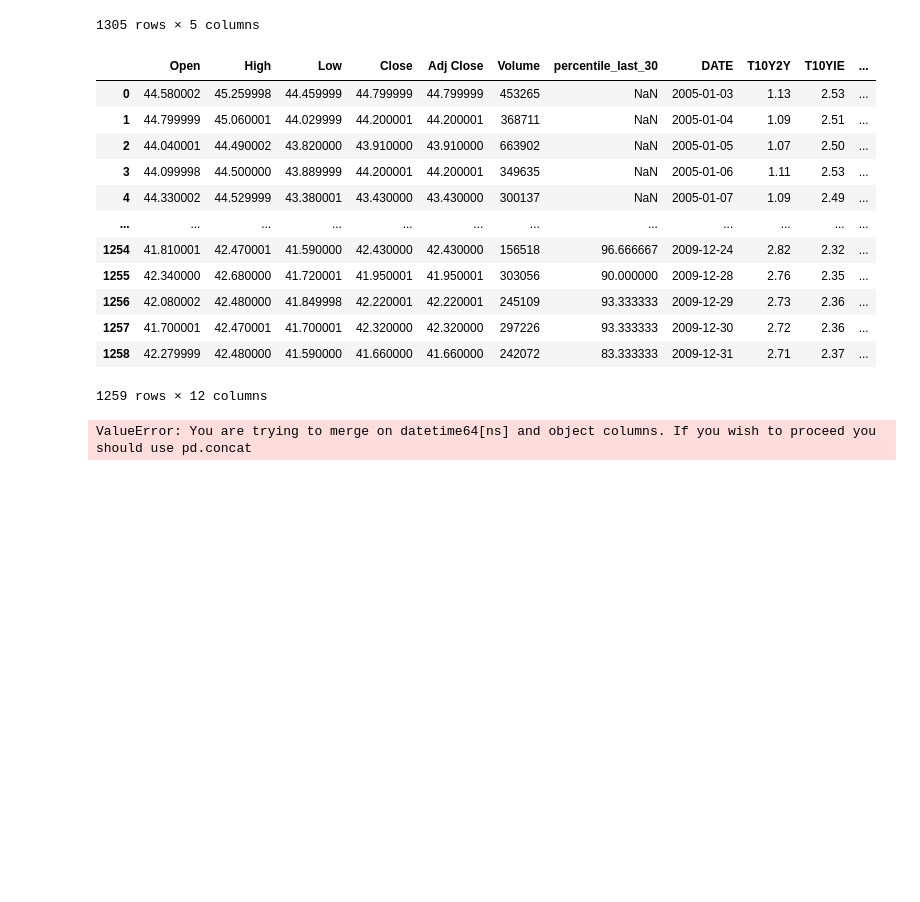
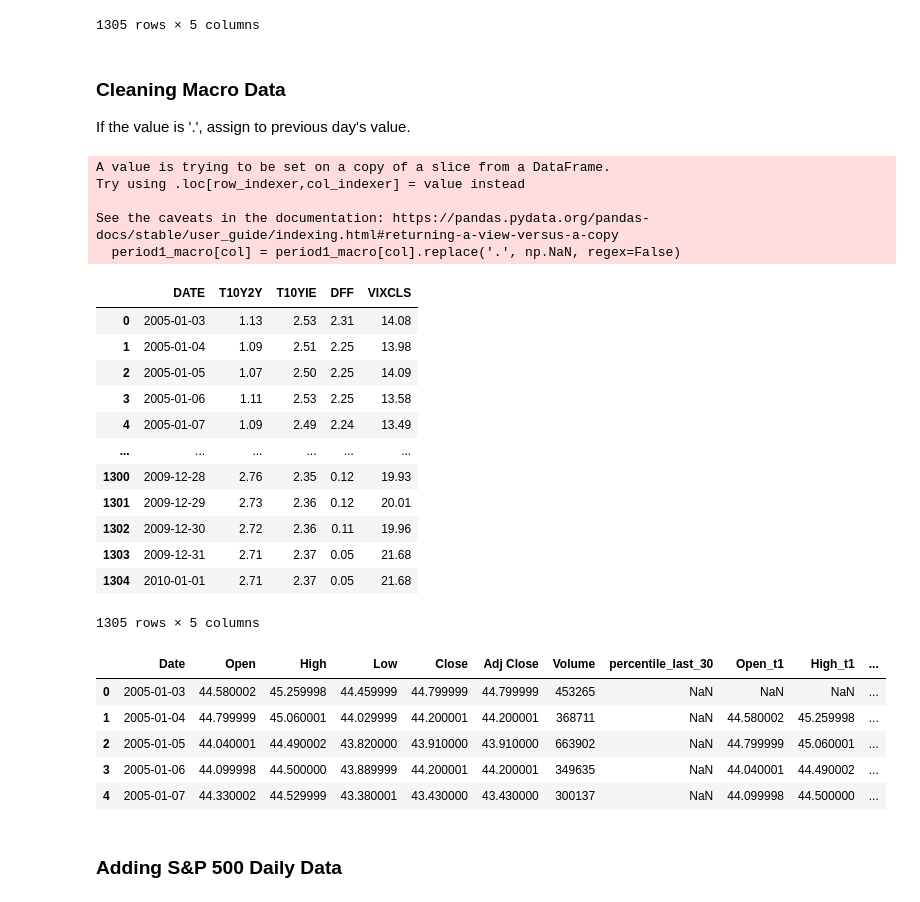
Before and after one commit to alchemicHen/i320D_ML_Final, a Jupyter notebook: data_collection_engineering.ipynb, the cells around one changed output. Saved outputs shown, nothing was run; the diff lists cells and outputs as text; code cells hidden in the pictures; blank space fills up the shorter version.

Commit message:
added previous price features, sp500, scaled dataframe

```diff
--- a/data_collection_engineering.ipynb
+++ b/data_collection_engineering.ipynb
@@ -124,0 +129,6 @@ df
+# %%
+df_t1 = df.iloc[:, 0:6].shift()
+df_t1 = df_t1.add_suffix('_t1')
+df_t1
+df = pd.merge(df, df_t1, on=df.index)
+df
@@ -124,0 +149,3 @@ df
+# %%
+df = df.rename(columns={"key_0": "Date"})
+df.head()
@@ -180,27 +203,52 @@ period1_macro
 | 1303 | 2009-12-31 | 2.71 | 2.37 | 0.05 | 21.68 |
 | 1304 | 2010-01-01 | . | . | 0.05 | . |
 1305 rows × 5 columns
+# %% [markdown]
+### Cleaning Macro Data
+
+If the value is '.', assign to previous day's value.
+# %%
+# Replacing periods with None
+import numpy as np
+
+macro_cols = period1_macro.columns[1:]
+
+for col in macro_cols:
+    period1_macro[col] = period1_macro[col].replace('.', np.NaN, regex=False)
+
+period1_macro = period1_macro.fillna(method='ffill')
+period1_macro = period1_macro.dropna()
+period1_macro
+# %% [output]
+A value is trying to be set on a copy of a slice from a DataFrame.
+Try using .loc[row_indexer,col_indexer] = value instead
+
+See the caveats in the documentation: https://pandas.pydata.org/pandas-docs/stable/user_guide/indexing.html#returning-a-view-versus-a-copy
+  period1_macro[col] = period1_macro[col].replace('.', np.NaN, regex=False)
+|  | DATE | T10Y2Y | T10YIE | DFF | VIXCLS |
+| 0 | 2005-01-03 | 1.13 | 2.53 | 2.31 | 14.08 |
+| 1 | 2005-01-04 | 1.09 | 2.51 | 2.25 | 13.98 |
+| 2 | 2005-01-05 | 1.07 | 2.50 | 2.25 | 14.09 |
+| 3 | 2005-01-06 | 1.11 | 2.53 | 2.25 | 13.58 |
+| 4 | 2005-01-07 | 1.09 | 2.49 | 2.24 | 13.49 |
+| ... | ... | ... | ... | ... | ... |
+| 1300 | 2009-12-28 | 2.76 | 2.35 | 0.12 | 19.93 |
+| 1301 | 2009-12-29 | 2.73 | 2.36 | 0.12 | 20.01 |
+| 1302 | 2009-12-30 | 2.72 | 2.36 | 0.11 | 19.96 |
+| 1303 | 2009-12-31 | 2.71 | 2.37 | 0.05 | 21.68 |
+| 1304 | 2010-01-01 | 2.71 | 2.37 | 0.05 | 21.68 |
+1305 rows × 5 columns
 # %%
 period1_macro['DATE'] = period1_macro['DATE'].astype('datetime64[ns]')
 
-df_total = pd.merge(df, period1_macro, left_on=df.index, right_on=['DATE'])
-df_total
+df_features = pd.merge(df, period1_macro, left_on=['Date'], right_on=['DATE'])
+df_features.head()
 # %% [output]
-|  | Open | High | Low | Close | Adj Close | Volume | percentile_last_30 | DATE | T10Y2Y | T10YIE | ... |
-| 0 | 44.580002 | 45.259998 | 44.459999 | 44.799999 | 44.799999 | 453265 | NaN | 2005-01-03 | 1.13 | 2.53 | ... |
-| 1 | 44.799999 | 45.060001 | 44.029999 | 44.200001 | 44.200001 | 368711 | NaN | 2005-01-04 | 1.09 | 2.51 | ... |
-| 2 | 44.040001 | 44.490002 | 43.820000 | 43.910000 | 43.910000 | 663902 | NaN | 2005-01-05 | 1.07 | 2.50 | ... |
-| 3 | 44.099998 | 44.500000 | 43.889999 | 44.200001 | 44.200001 | 349635 | NaN | 2005-01-06 | 1.11 | 2.53 | ... |
-| 4 | 44.330002 | 44.529999 | 43.380001 | 43.430000 | 43.430000 | 300137 | NaN | 2005-01-07 | 1.09 | 2.49 | ... |
-| ... | ... | ... | ... | ... | ... | ... | ... | ... | ... | ... | ... |
-| 1254 | 41.810001 | 42.470001 | 41.590000 | 42.430000 | 42.430000 | 156518 | 96.666667 | 2009-12-24 | 2.82 | 2.32 | ... |
-| 1255 | 42.340000 | 42.680000 | 41.720001 | 41.950001 | 41.950001 | 303056 | 90.000000 | 2009-12-28 | 2.76 | 2.35 | ... |
-| 1256 | 42.080002 | 42.480000 | 41.849998 | 42.220001 | 42.220001 | 245109 | 93.333333 | 2009-12-29 | 2.73 | 2.36 | ... |
-| 1257 | 41.700001 | 42.470001 | 41.700001 | 42.320000 | 42.320000 | 297226 | 93.333333 | 2009-12-30 | 2.72 | 2.36 | ... |
-| 1258 | 42.279999 | 42.480000 | 41.590000 | 41.660000 | 41.660000 | 242072 | 83.333333 | 2009-12-31 | 2.71 | 2.37 | ... |
+|  | Date | Open | High | Low | Close | Adj Close | Volume | percentile_last_30 | Open_t1 | High_t1 | ... |
+| 0 | 2005-01-03 | 44.580002 | 45.259998 | 44.459999 | 44.799999 | 44.799999 | 453265 | NaN | NaN | NaN | ... |
+| 1 | 2005-01-04 | 44.799999 | 45.060001 | 44.029999 | 44.200001 | 44.200001 | 368711 | NaN | 44.580002 | 45.259998 | ... |
+| 2 | 2005-01-05 | 44.040001 | 44.490002 | 43.820000 | 43.910000 | 43.910000 | 663902 | NaN | 44.799999 | 45.060001 | ... |
+| 3 | 2005-01-06 | 44.099998 | 44.500000 | 43.889999 | 44.200001 | 44.200001 | 349635 | NaN | 44.040001 | 44.490002 | ... |
+| 4 | 2005-01-07 | 44.330002 | 44.529999 | 43.380001 | 43.430000 | 43.430000 | 300137 | NaN | 44.099998 | 44.500000 | ... |
-1259 rows × 12 columns
-# %%
-df_labeled = pd.merge(df_total, us_rec, on=['DATE'])
-df_labeled
-# %% [output]
-ValueError: You are trying to merge on datetime64[ns] and object columns. If you wish to proceed you should use pd.concat
+# %% [markdown]
+### Adding S&P 500 Daily Data
```
Also changed, not shown: parts of 16 cells of this notebook, 2 other files.
